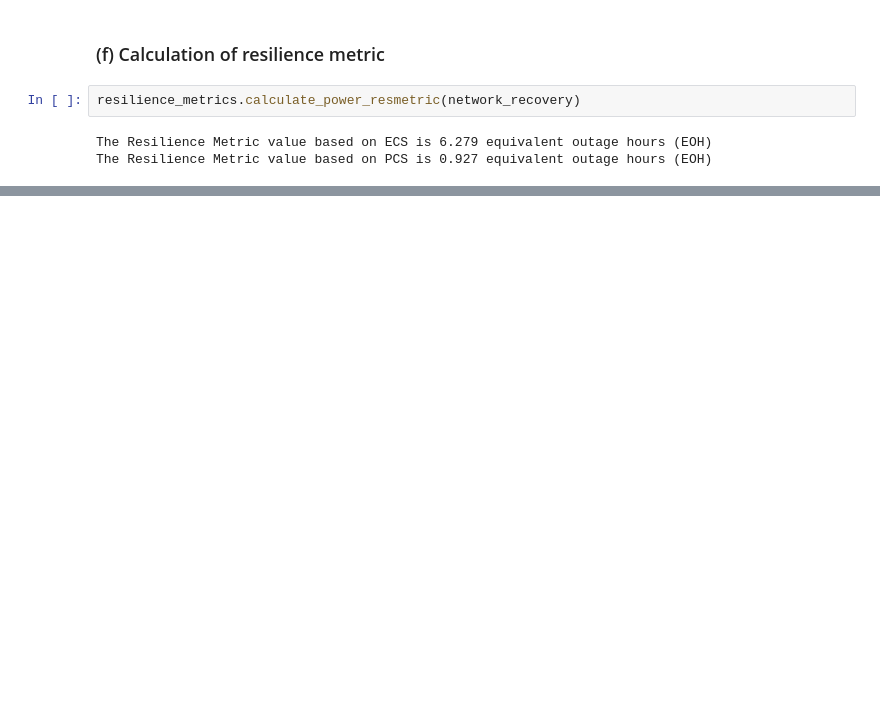
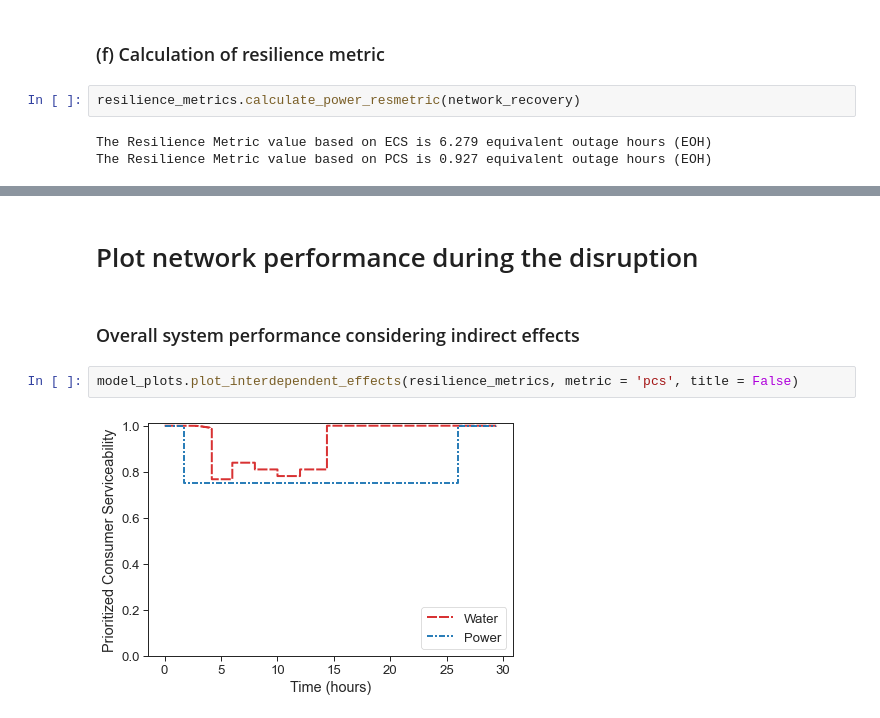
Before and after one commit to srijithbalakrishnan/dreaminsg-integrated-model, a Jupyter notebook: notebooks/demo_no_optimization_simple.ipynb, the cells around one changed output, grey strips where cells are left out. Cells and saved outputs as stored; diff of their text form; blank space fills up the shorter version.

Commit message:
Update to plots

```diff
--- a/notebooks/demo_no_optimization_simple.ipynb
+++ b/notebooks/demo_no_optimization_simple.ipynb
@@ -222,0 +232,8 @@ The Resilience Metric value based on PCS is 22.971 equivalent outage hours (EOH)
+# %% [markdown]
+# Plot network performance during the disruption
+# %% [markdown]
+### Overall system performance considering indirect effects
+# %%
+model_plots.plot_interdependent_effects(resilience_metrics, metric = 'pcs', title = False)
+# %% [output]
+[figure, added]
```
Also changed, not shown: parts of 10 cells of this notebook, 6 other files.
